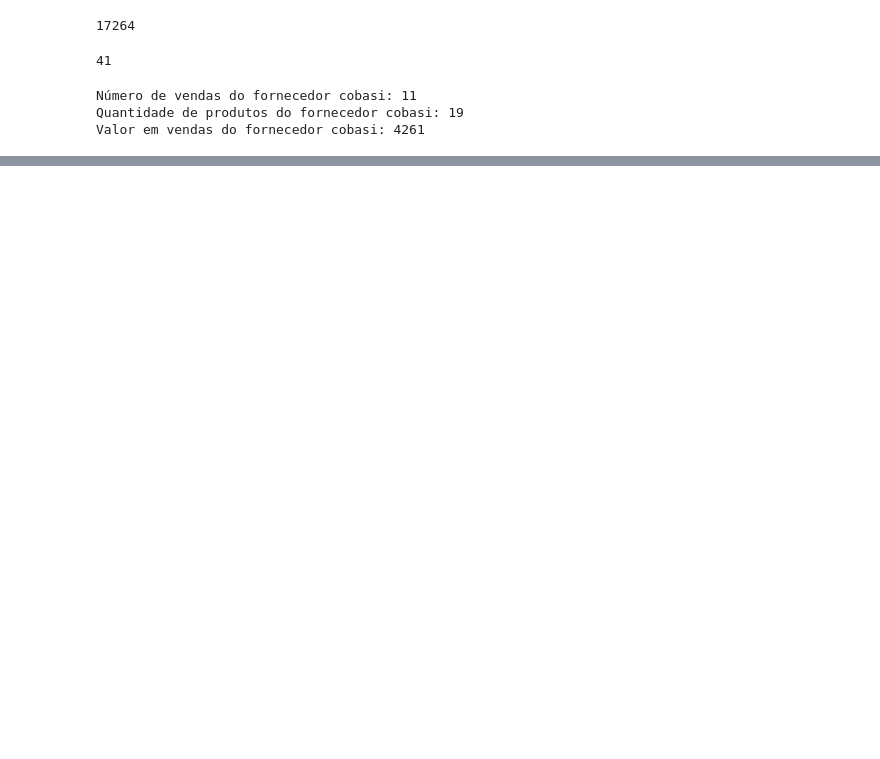
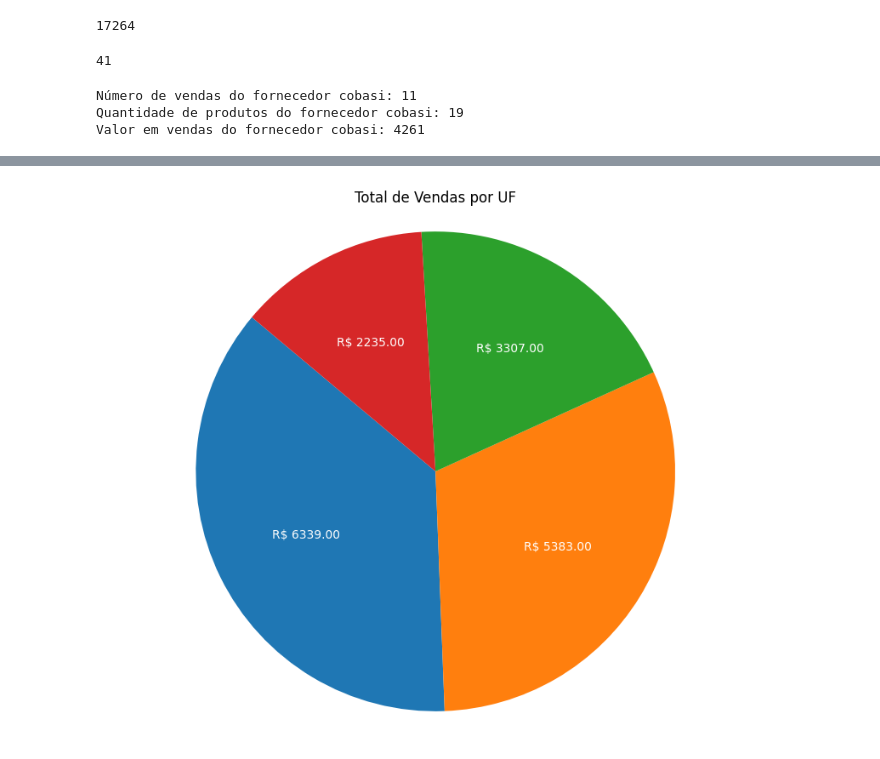
Before and after one commit to douglaspedroni/estudo_python, a Jupyter notebook: estudo_venda.ipynb, the cells around one changed output, grey strips where cells are left out. Saved outputs shown, nothing was run; the diff lists cells and outputs as text; code cells hidden in the pictures; blank space fills up the shorter version.

```diff
--- a/estudo_venda.ipynb
+++ b/estudo_venda.ipynb
@@ -138,0 +242,21 @@ Valor em vendas do fornecedor cobasi: 4261
+# %%
+# Criar gráfico de pizza
+plt.figure(figsize=(8, 8))
+
+# Criar o gráfico de pizza com rótulos e porcentagens
+plt.pie(
+    total_vendas_por_uf['valor_venda'],
+    labels=[f'{uf} - R$ {valor:.2f}' for uf, valor in zip(total_vendas_por_uf['uf'], total_vendas_por_uf['valor_venda'])],
+    autopct=lambda p: f'R$ {p * total_vendas_por_uf["valor_venda"].sum() / 100:.2f}' if p > 0 else '',  # Rótulo com valor
+    startangle=140,
+    textprops=dict(color="w")  # Cor do text
+)
+
+# Adicionar título
+plt.title('Total de Vendas por UF')
+
+# Exibir o gráfico
+plt.axis('equal')  # Igualar os eixos para que o gráfico fique circular
+plt.show()
+# %% [output]
+[figure, added]
```
Also changed, not shown: parts of 12 cells of this notebook.
